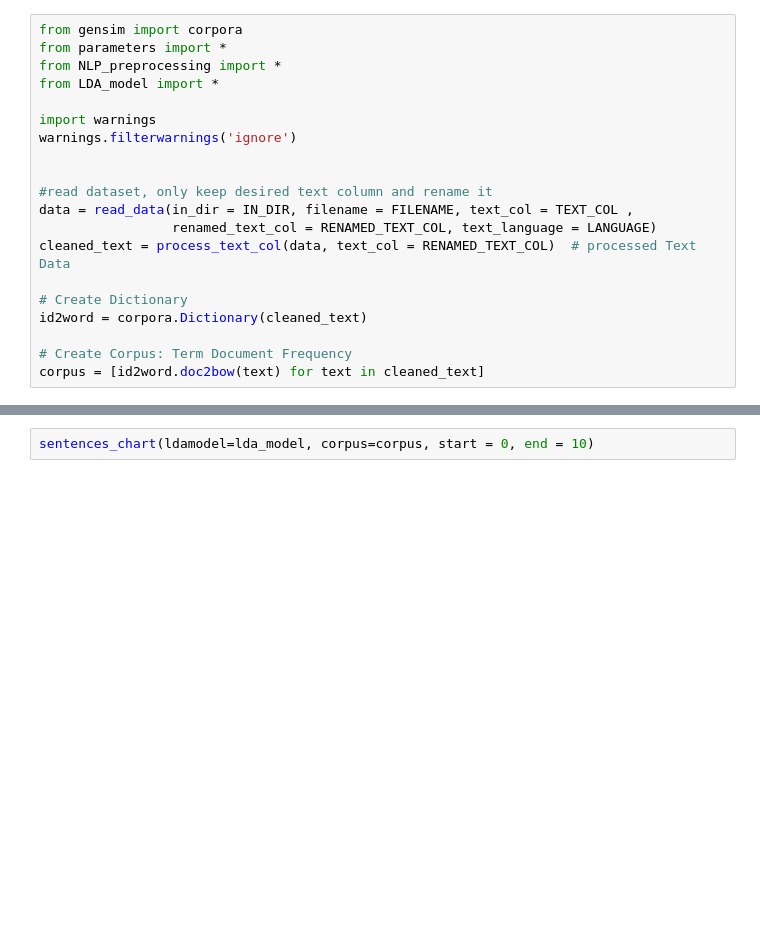
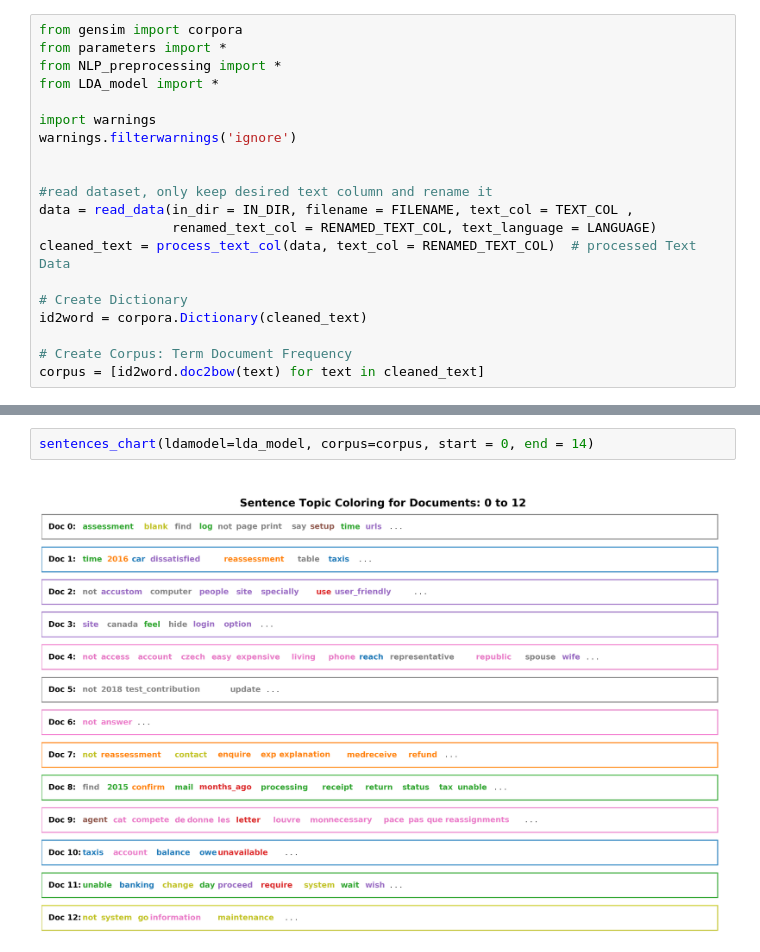
Before and after one commit to MMAIWatts/MMAI891_CRA_TopicModelling, a Jupyter notebook: LDA/LDA_visualization.ipynb, the cells around one changed output, grey strips where cells are left out. Cells and saved outputs as stored; diff of their text form; blank space fills up the shorter version.

```diff
--- a/LDA/LDA_visualization.ipynb
+++ b/LDA/LDA_visualization.ipynb
@@ -38,4 +57,6 @@ word_count_topic(ldamodel = lda_model, num_topics = NUM_TOPICS , texts = cleaned
 # %%
-sentences_chart(ldamodel=lda_model, corpus=corpus, start = 0, end = 10)
+sentences_chart(ldamodel=lda_model, corpus=corpus, start = 0, end = 14)
+# %% [output]
+[figure, added]
 # %%
 Plot_topic_dist(ldamodel= lda_model, num_topics = NUM_TOPICS, corpus = corpus)
```
Also changed, not shown: parts of 8 cells of this notebook, 17 other files.
